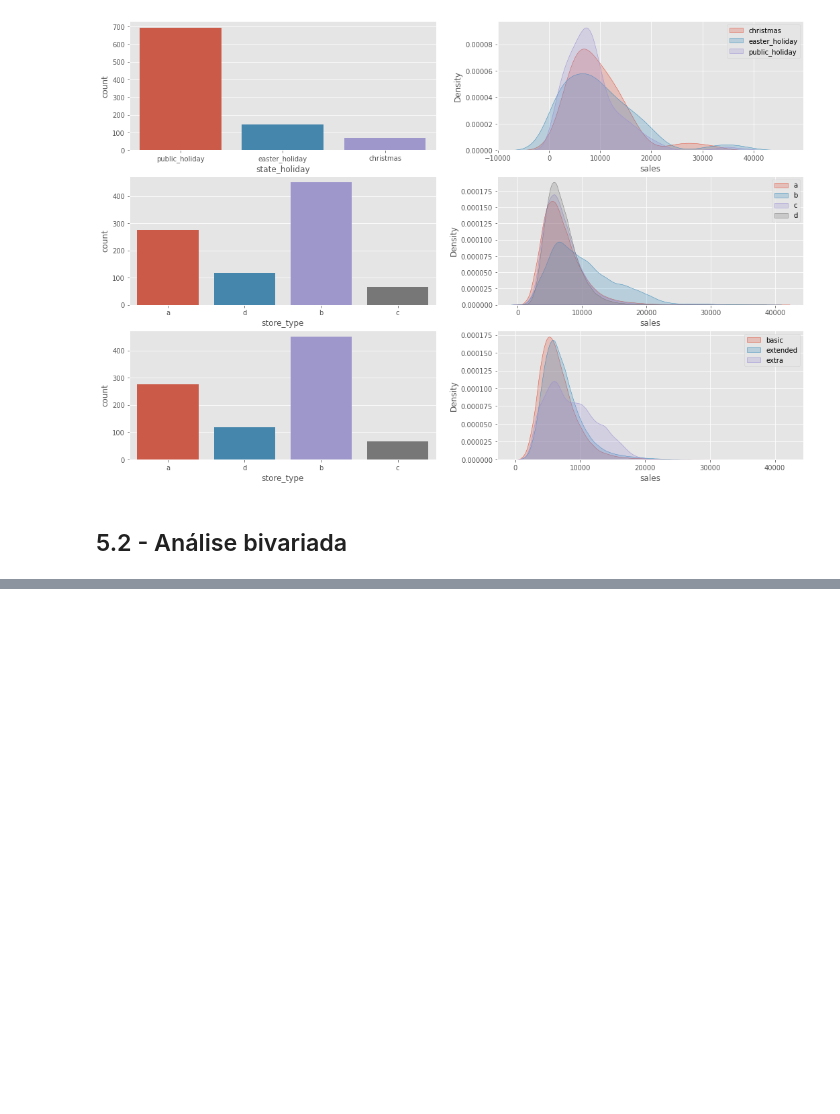
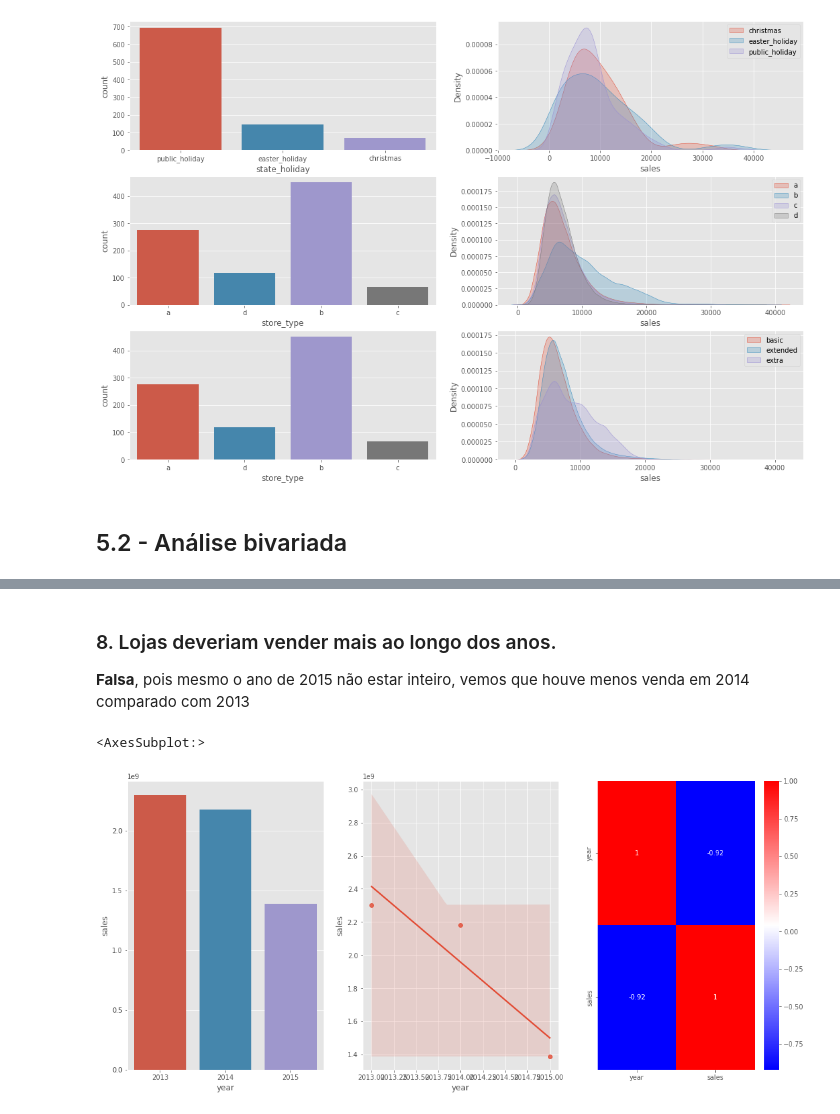
Before and after one commit to jhonatanmarques92/rossmann_sales_prediction, a Jupyter notebook: modulo_4_store_sales_prediction.ipynb, the cells around one changed output, grey strips where cells are left out. Cells and saved outputs as stored; diff of their text form; code cells hidden in the pictures; blank space fills up the shorter version.

```diff
--- a/modulo_4_store_sales_prediction.ipynb
+++ b/modulo_4_store_sales_prediction.ipynb
@@ -576,0 +570,17 @@ plt.xticks(rotation=90);
+# %% [markdown]
+### 8. Lojas deveriam vender mais ao longo dos anos.
+**Falsa**, pois mesmo o ano de 2015 não estar inteiro, vemos que houve menos venda em 2014 comparado com 2013
+# %%
+aux = df4.groupby('year', as_index=False)['sales'].sum()
+
+plt.subplot(1, 3, 1)
+sns.barplot(x='year', y='sales', data=aux)
+
+plt.subplot(1, 3, 2)
+sns.regplot(x='year', y='sales', data=aux)
+
+plt.subplot(1, 3, 3)
+sns.heatmap(aux.corr(), annot=True, cmap='bwr')
+# %% [output]
+<AxesSubplot:>
+[figure, added]
```
Also changed, not shown: parts of 50 cells of this notebook.
